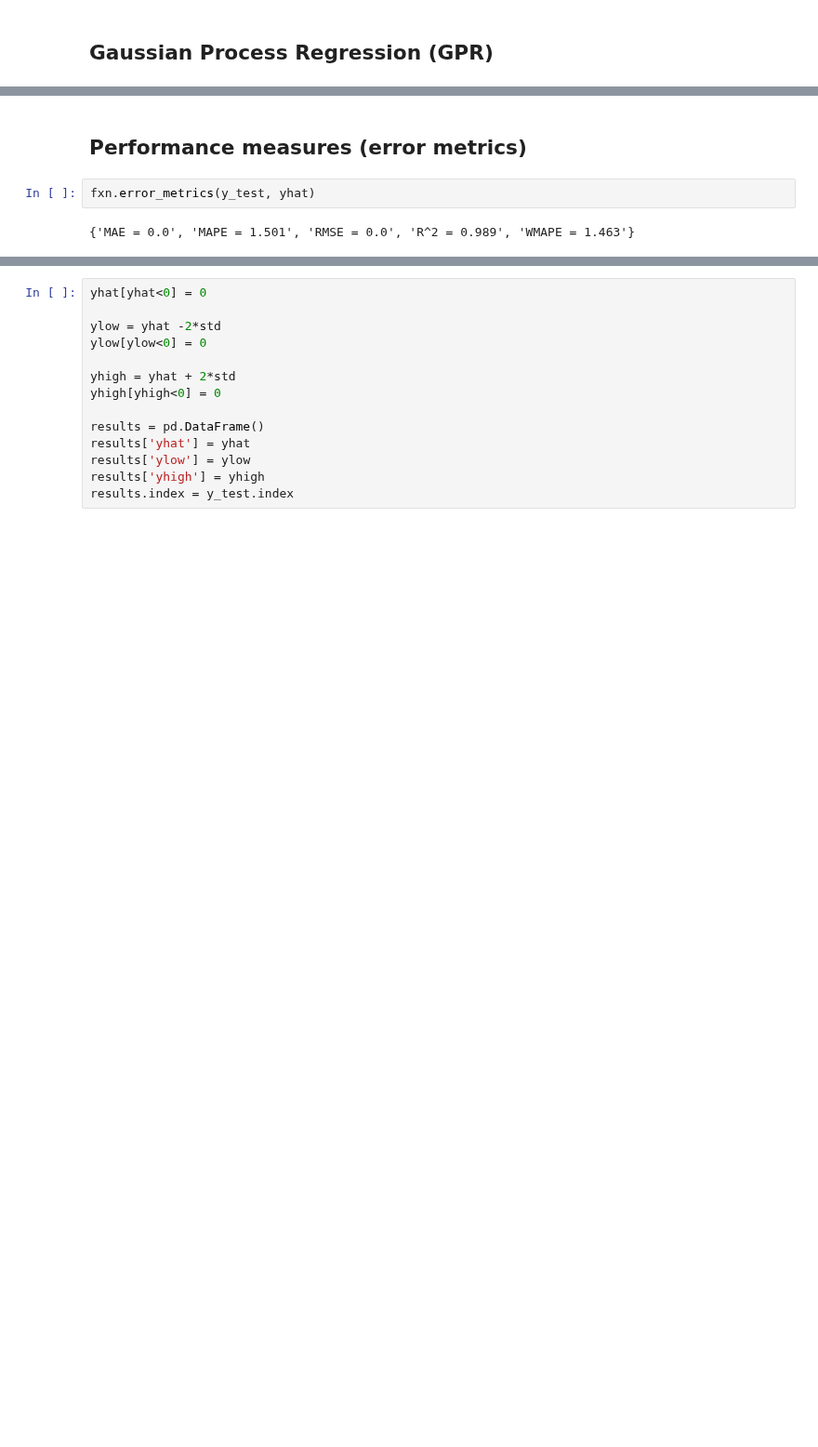
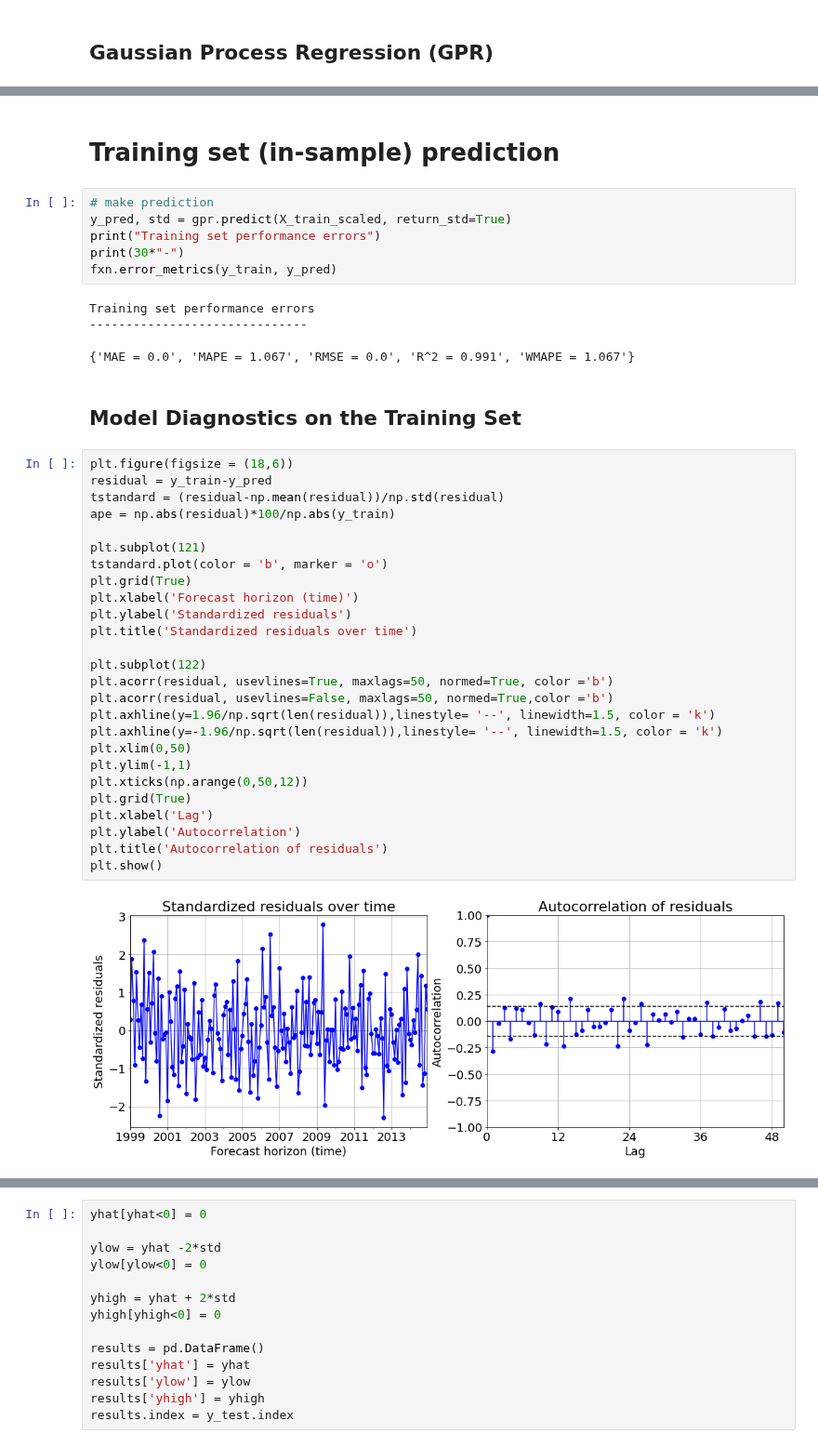
Before and after one commit to Owerre/Time-Series-Forecasting, a Jupyter notebook: fatality-forecast/notebooks/05-gpr.ipynb, the cells around one changed output, grey strips where cells are left out. Shown at 93% size. Cells and saved outputs as stored; diff of their text form; blank space fills up the shorter version.

```diff
--- a/fatality-forecast/notebooks/05-gpr.ipynb
+++ b/fatality-forecast/notebooks/05-gpr.ipynb
@@ -90,6 +90,42 @@ yhat, std = gpr.predict(X_test_scaled, return_std=True)
-# %% [markdown]
-## Performance measures (error metrics)
-# %%
-fxn.error_metrics(y_test, yhat)
-# %% [output]
-{'MAE = 0.0', 'MAPE = 1.501', 'RMSE = 0.0', 'R^2 = 0.989', 'WMAPE = 1.463'}
+# %% [markdown]
+# Training set (in-sample) prediction
+# %%
+# make prediction
+y_pred, std = gpr.predict(X_train_scaled, return_std=True)
+print("Training set performance errors")
+print(30*"-")
+fxn.error_metrics(y_train, y_pred)
+# %% [output]
+Training set performance errors
+------------------------------
+{'MAE = 0.0', 'MAPE = 1.067', 'RMSE = 0.0', 'R^2 = 0.991', 'WMAPE = 1.067'}
+# %% [markdown]
+## Model Diagnostics on the Training Set
+# %%
+plt.figure(figsize = (18,6))
+residual = y_train-y_pred
+tstandard = (residual-np.mean(residual))/np.std(residual)
+ape = np.abs(residual)*100/np.abs(y_train)
+
+plt.subplot(121)
+tstandard.plot(color = 'b', marker = 'o')
+plt.grid(True)
+plt.xlabel('Forecast horizon (time)')
+plt.ylabel('Standardized residuals')
+plt.title('Standardized residuals over time')
+
+plt.subplot(122)
+plt.acorr(residual, usevlines=True, maxlags=50, normed=True, color ='b')
+plt.acorr(residual, usevlines=False, maxlags=50, normed=True,color ='b')
+plt.axhline(y=1.96/np.sqrt(len(residual)),linestyle= '--', linewidth=1.5, color = 'k')
+plt.axhline(y=-1.96/np.sqrt(len(residual)),linestyle= '--', linewidth=1.5, color = 'k')
+plt.xlim(0,50)
+plt.ylim(-1,1)
+plt.xticks(np.arange(0,50,12))
+plt.grid(True)
+plt.xlabel('Lag')
+plt.ylabel('Autocorrelation')
+plt.title('Autocorrelation of residuals')
+plt.show()
+# %% [output]
+[figure, added]
```
Also changed, not shown: parts of 5 cells of this notebook, 3 other files.
